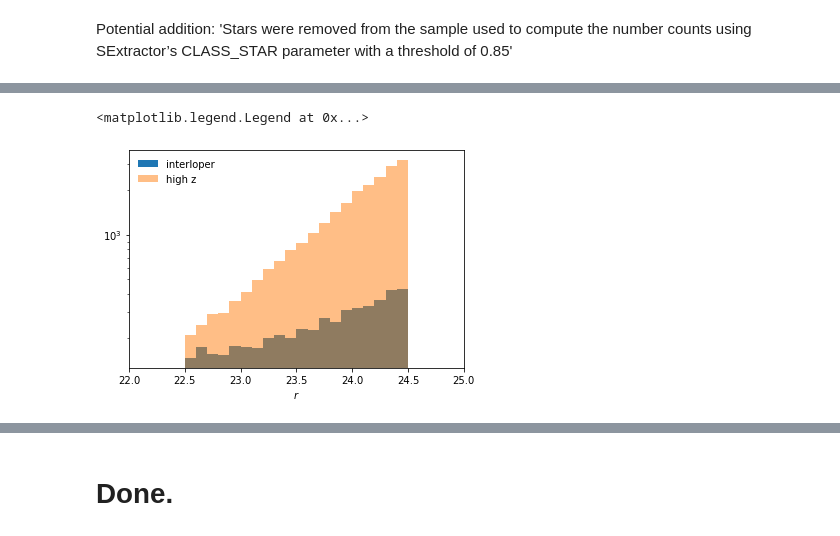
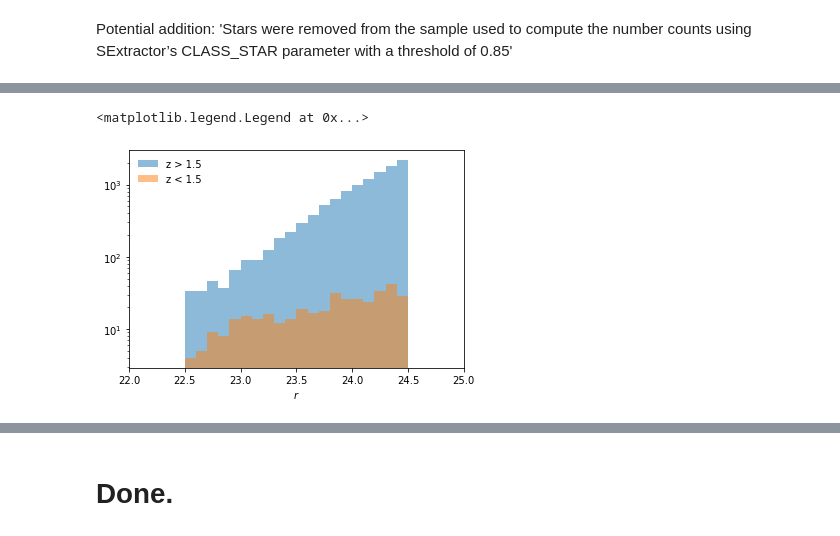
Before and after one commit to michaelJwilson/DESILBG, a Jupyter notebook: target/proposals/docs/desilbg-tomog-v9.ipynb, the cells around one changed output, grey strips where cells are left out. Drawn from its saved outputs; the diff is of its cells as text; code cells hidden in the pictures.

```diff
--- a/target/proposals/docs/desilbg-tomog-v9.ipynb
+++ b/target/proposals/docs/desilbg-tomog-v9.ipynb
@@ -114,41 +64,8 @@ def combine_u(clauds):
-# %%
-def select_tomog(clauds, components=False):
-    # Quality cuts
-    quality = (clauds['uW_err'] > 0.0) & (clauds['uW_err'] < 10.0) & (clauds['uW'] > 0.0) & (clauds['g'] > 0.0) & (clauds['r'] > 0.0)
-    quality = quality & (clauds['g_err'] > 0.0) & (clauds['r_err'] > 0.0)
-
-    umg     = clauds['u'] - clauds['g']
-    gmr     = clauds['g'] - clauds['r']
-
-    # ---  Color boxes  ---
-    # Original
-    # color_box     = (umg>0.9) & (gmr<1.2) & (umg>1.5*gmr+0.75)
-    color_box       = (umg>0.88) & (gmr<1.2) & (umg>1.99*gmr+0.68)
-
-    color_box_ext_1 = (umg>0.4) & (umg<1.0) & (umg>2.4*gmr+0.3) & (gmr<0.15) & ~color_box
-    color_box_ext_2 = (umg>0.7) & (umg<1.5) & (umg>2.4*gmr+0.3) & ~color_box & ~color_box_ext_1
-
-    # r mag.
-    r_range         = (clauds['r']>22.5) & (clauds['r']<24.5) & quality & (gmr>-0.5)
-
-    # final selection
-    sel_LBG       = color_box & r_range & (clauds['r_err'] < 0.4)
-
-    sel_LBG_ext_1 = color_box_ext_1 & r_range & (clauds['r_err'] < 0.4)
-    sel_LBG_ext_2 = color_box_ext_2 & r_range & (clauds['r_err'] < 0.4)
-
-    sel           = sel_LBG | sel_LBG_ext_1 | sel_LBG_ext_2
-
-    if not components:
-        return clauds[sel]
-
-    else:
-        return clauds[sel_LBG], clauds[sel_LBG_ext_1], clauds[sel_LBG_ext_2]
 # %%
 tile_radius  = get_tile_radius_deg()
 tiles        = Table(io.load_tiles())
 # %%
-clauds, area = get_clauds(field='COSMOS', release='October2020')
+clauds, area = get_clauds(field='COSMOS', release='February2021')
 # %%
 print(len(clauds) / 1.e6)
 # %% [output]
@@ -342,15 +268,21 @@ pl.legend(frameon=False)
 # %%
 bins = np.arange(18., 26., 0.1)
 
-pl.hist(interloper['r'], bins=bins, label='interloper')
-pl.hist(     highz['r'], bins=bins, alpha=0.5, label='high z')
+interloper = tomog[tomog['Z_BEST'] < zmax]
+high = tomog[tomog['Z_BEST'] > zmax]
+
+cut  = (tomog['Z_BEST'] > zmax)
+pl.hist(tomog['r'][cut], bins=bins, label='z > 1.5', alpha=0.5)
+
+cut  = (interloper['FLAG_FIELD_BINARY'][:,2] == True) & (interloper['FLAG_FIELD_BINARY'][:,1] == False)
+pl.hist(interloper['r'][cut], bins=bins, label='z < 1.5', alpha=0.5)
 
 pl.xlim(22., 25.)
 
 pl.yscale('log')
 pl.xlabel(r'$r$')
 
 pl.legend(frameon=False)
 # %% [output]
 <matplotlib.legend.Legend at 0x...>
-[figure, old version]
+[figure, new version]
```
Also changed, not shown: parts of 30 cells of this notebook, 2 other files.
